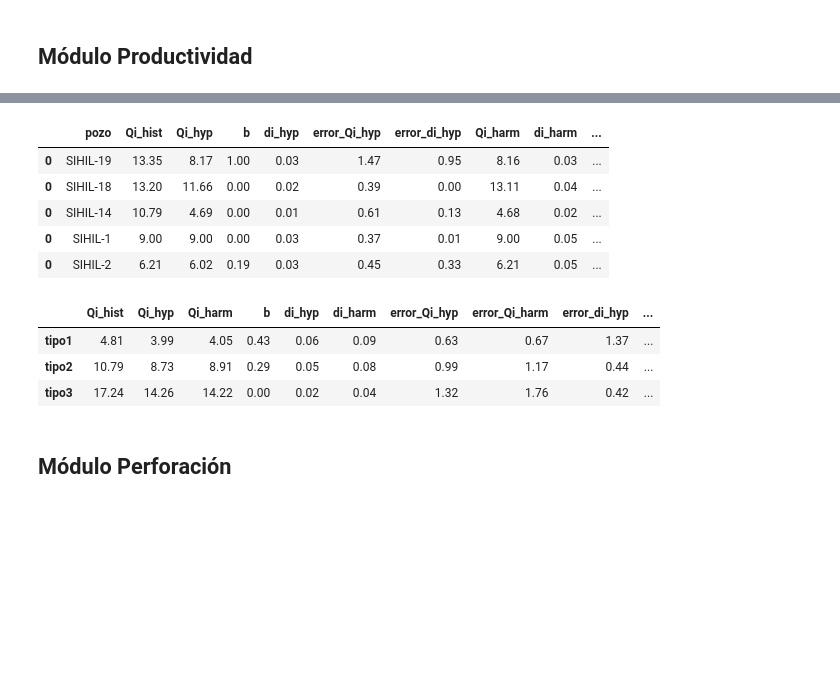
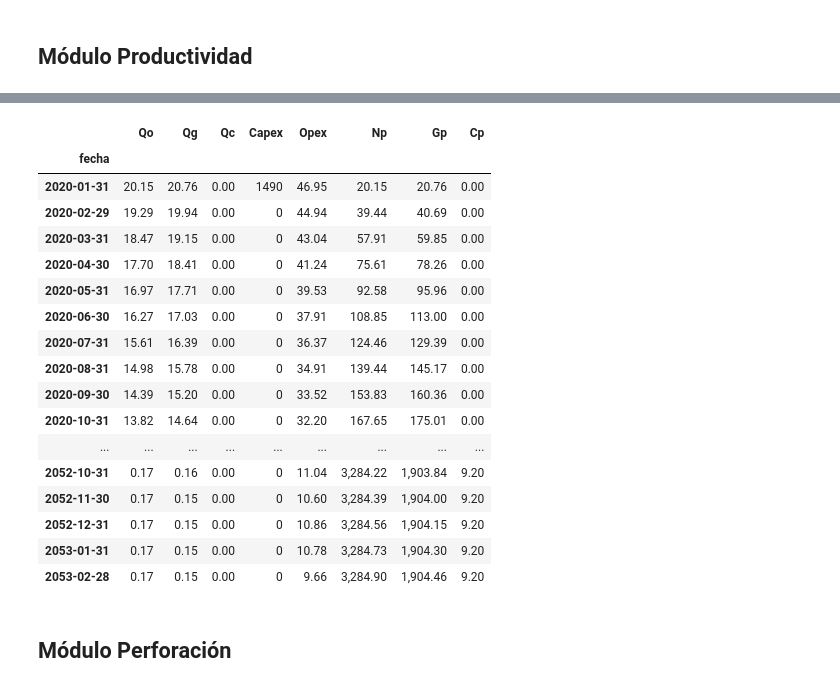
Before and after one commit to eliasft/projects, a Jupyter notebook: demo_v4.ipynb, the cells around one changed output, grey strips where cells are left out. Saved outputs shown, nothing was run; the diff lists cells and outputs as text; code cells hidden in the pictures; blank space fills up the shorter version.

```diff
--- a/demo_v4.ipynb
+++ b/demo_v4.ipynb
@@ -737,16 +750,24 @@ Nombre de campo: SIHIL
-# %%
-display(gasto.head(),ajuste.head())
-# %% [output]
-|  | pozo | Qi_hist | Qi_hyp | b | di_hyp | error_Qi_hyp | error_di_hyp | Qi_harm | di_harm | ... |
-| 0 | SIHIL-19 | 13.35 | 8.17 | 1.00 | 0.03 | 1.47 | 0.95 | 8.16 | 0.03 | ... |
-| 0 | SIHIL-18 | 13.20 | 11.66 | 0.00 | 0.02 | 0.39 | 0.00 | 13.11 | 0.04 | ... |
-| 0 | SIHIL-14 | 10.79 | 4.69 | 0.00 | 0.01 | 0.61 | 0.13 | 4.68 | 0.02 | ... |
-| 0 | SIHIL-1 | 9.00 | 9.00 | 0.00 | 0.03 | 0.37 | 0.01 | 9.00 | 0.05 | ... |
-| 0 | SIHIL-2 | 6.21 | 6.02 | 0.19 | 0.03 | 0.45 | 0.33 | 6.21 | 0.05 | ... |
-|  | Qi_hist | Qi_hyp | Qi_harm | b | di_hyp | di_harm | error_Qi_hyp | error_Qi_harm | error_di_hyp | ... |
-| tipo1 | 4.81 | 3.99 | 4.05 | 0.43 | 0.06 | 0.09 | 0.63 | 0.67 | 1.37 | ... |
-| tipo2 | 10.79 | 8.73 | 8.91 | 0.29 | 0.05 | 0.08 | 0.99 | 1.17 | 0.44 | ... |
-| tipo3 | 17.24 | 14.26 | 14.22 | 0.00 | 0.02 | 0.04 | 1.32 | 1.76 | 0.42 | ... |
+# %%
+display(productividad)
+# %% [output]
+|  | Qo | Qg | Qc | Capex | Opex | Np | Gp | Cp |
+| fecha |  |  |  |  |  |  |  |  |
+| 2020-01-31 | 20.15 | 20.76 | 0.00 | 1490 | 46.95 | 20.15 | 20.76 | 0.00 |
+| 2020-02-29 | 19.29 | 19.94 | 0.00 | 0 | 44.94 | 39.44 | 40.69 | 0.00 |
+| 2020-03-31 | 18.47 | 19.15 | 0.00 | 0 | 43.04 | 57.91 | 59.85 | 0.00 |
+| 2020-04-30 | 17.70 | 18.41 | 0.00 | 0 | 41.24 | 75.61 | 78.26 | 0.00 |
+| 2020-05-31 | 16.97 | 17.71 | 0.00 | 0 | 39.53 | 92.58 | 95.96 | 0.00 |
+| 2020-06-30 | 16.27 | 17.03 | 0.00 | 0 | 37.91 | 108.85 | 113.00 | 0.00 |
+| 2020-07-31 | 15.61 | 16.39 | 0.00 | 0 | 36.37 | 124.46 | 129.39 | 0.00 |
+| 2020-08-31 | 14.98 | 15.78 | 0.00 | 0 | 34.91 | 139.44 | 145.17 | 0.00 |
+| 2020-09-30 | 14.39 | 15.20 | 0.00 | 0 | 33.52 | 153.83 | 160.36 | 0.00 |
+| 2020-10-31 | 13.82 | 14.64 | 0.00 | 0 | 32.20 | 167.65 | 175.01 | 0.00 |
+| ... | ... | ... | ... | ... | ... | ... | ... | ... |
+| 2052-10-31 | 0.17 | 0.16 | 0.00 | 0 | 11.04 | 3,284.22 | 1,903.84 | 9.20 |
+| 2052-11-30 | 0.17 | 0.15 | 0.00 | 0 | 10.60 | 3,284.39 | 1,904.00 | 9.20 |
+| 2052-12-31 | 0.17 | 0.15 | 0.00 | 0 | 10.86 | 3,284.56 | 1,904.15 | 9.20 |
+| 2053-01-31 | 0.17 | 0.15 | 0.00 | 0 | 10.78 | 3,284.73 | 1,904.30 | 9.20 |
+| 2053-02-28 | 0.17 | 0.15 | 0.00 | 0 | 9.66 | 3,284.90 | 1,904.46 | 9.20 |
 # %% [markdown]
 ## Módulo Perforación
 # %%
```
Also changed, not shown: parts of 6 cells of this notebook, 1 other file.
